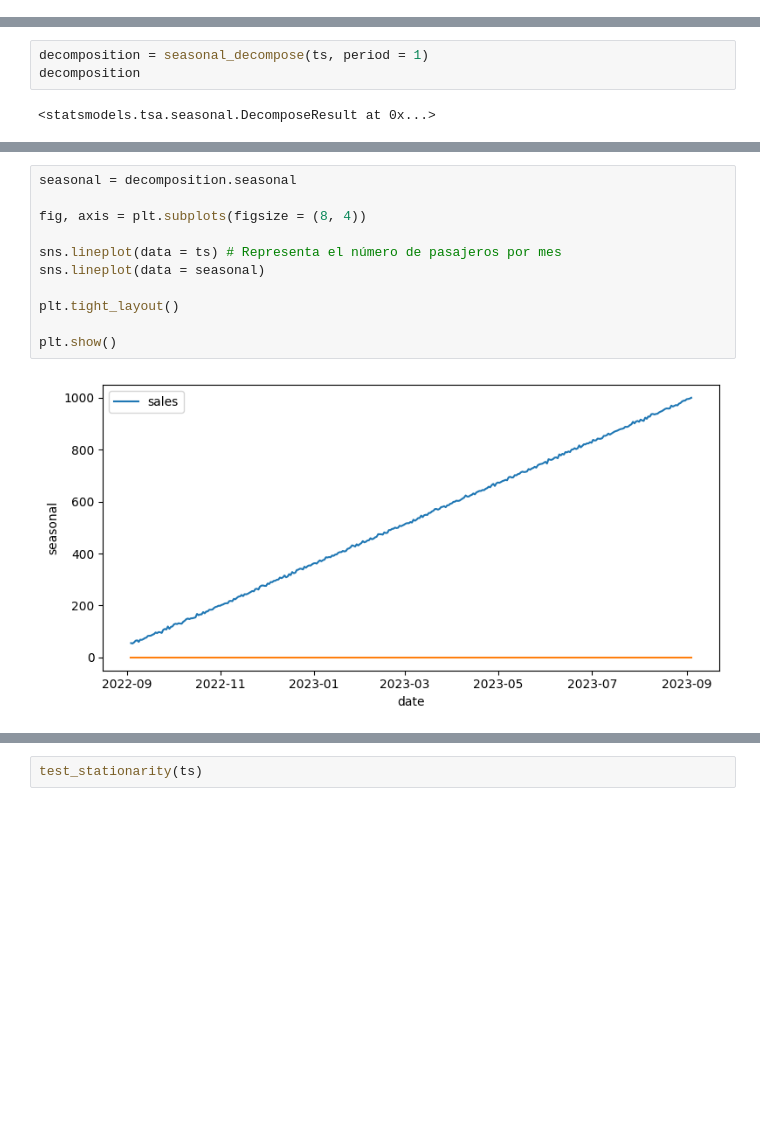
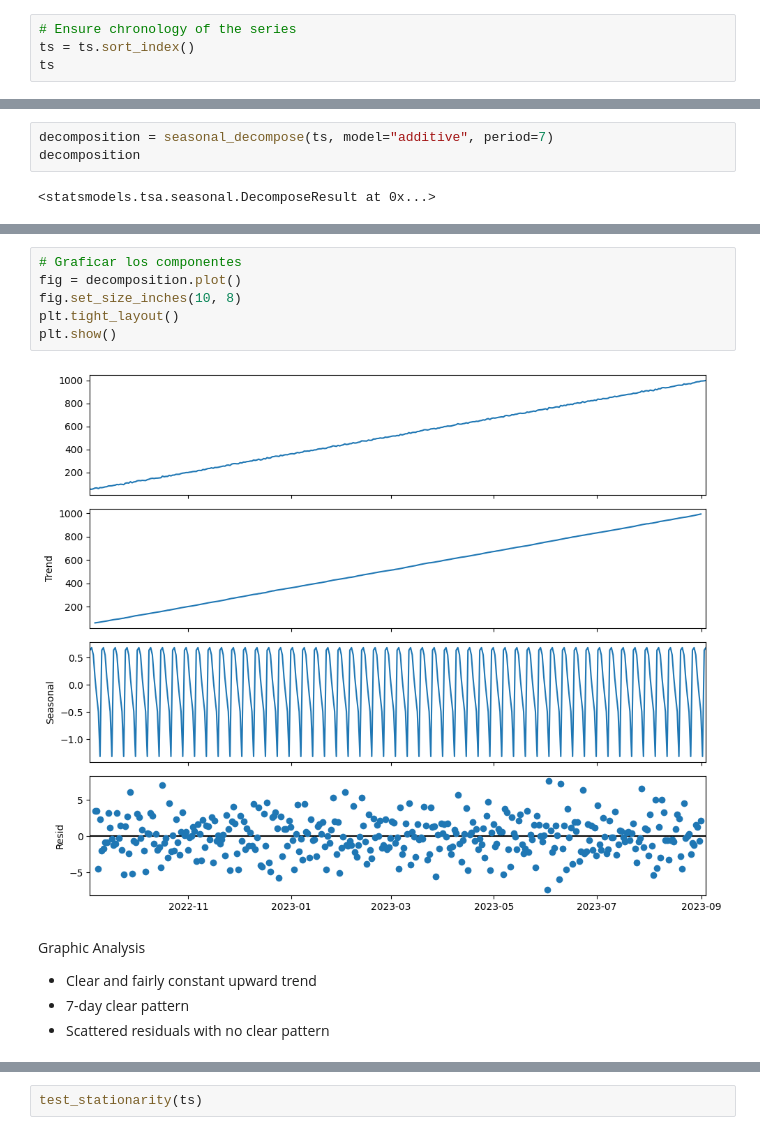
Before and after one commit to 4GeeksAcademy/sergio-roque-time-series, a Jupyter notebook: src/explore.ipynb, the cells around one changed output, grey strips where cells are left out. Cells and saved outputs as stored; diff of their text form; blank space fills up the shorter version.

```diff
--- a/src/explore.ipynb
+++ b/src/explore.ipynb
@@ -67,3 +73,7 @@ ts
 | 2023-09-02 17:10:08.079328 | 997.350214 |
 | 2023-09-03 17:10:08.079328 | 1000.482785 |
 366 rows × 1 columns
+# %%
+# Ensure chronology of the series
+ts = ts.sort_index()
+ts
@@ -83,5 +110,5 @@ plt.show()
 # %%
-decomposition = seasonal_decompose(ts, period = 1)
+decomposition = seasonal_decompose(ts, model="additive", period=7)
 decomposition
 # %% [output]
 <statsmodels.tsa.seasonal.DecomposeResult at 0x...>
@@ -101,14 +115,14 @@ plt.show()
-# %%
-seasonal = decomposition.seasonal
-
-fig, axis = plt.subplots(figsize = (8, 4))
-
-sns.lineplot(data = ts) # Representa el número de pasajeros por mes
-sns.lineplot(data = seasonal)
-
-plt.tight_layout()
-
-plt.show()
-# %% [output]
-[figure, removed]
+# %%
+# Graficar los componentes
+fig = decomposition.plot()
+fig.set_size_inches(10, 8)
+plt.tight_layout()
+plt.show()
+# %% [output]
+[figure, added]
+# %% [markdown]
+Graphic Analysis
+- Clear and fairly constant upward trend
+- 7-day clear pattern
+- Scattered residuals with no clear pattern
 # %%
```
Also changed, not shown: parts of 16 cells of this notebook.
